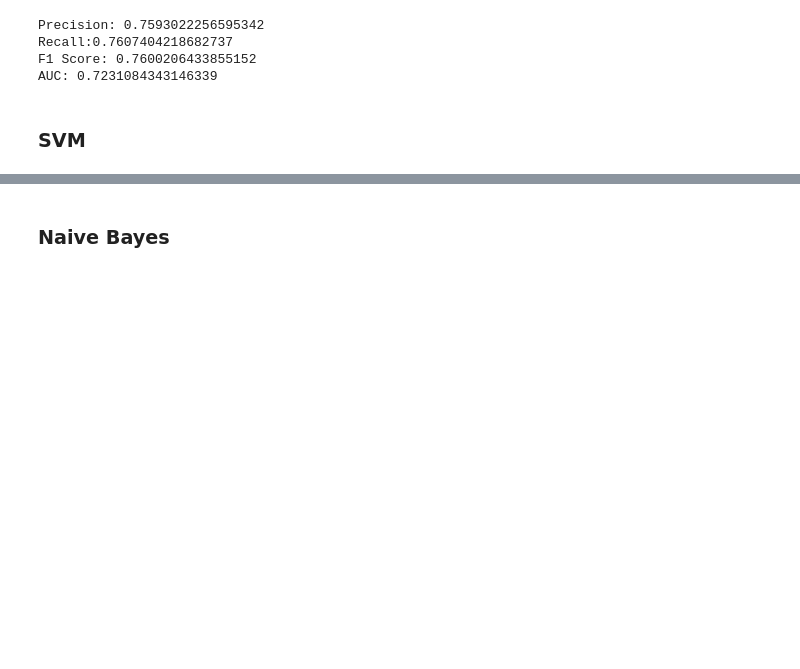
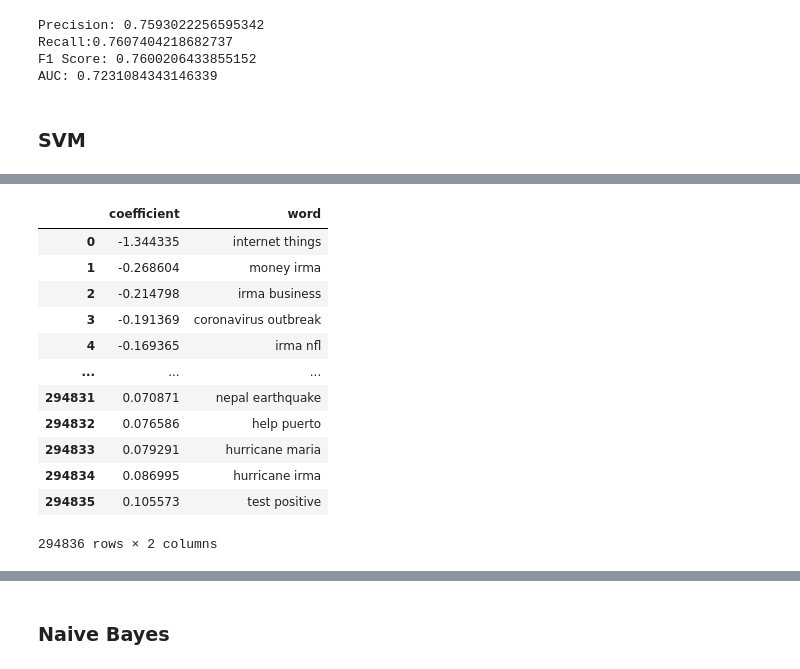
Before and after one commit to byrek3d/Masters-Semester-Project, a Jupyter notebook: main.ipynb, the cells around one changed output, grey strips where cells are left out. Drawn from its saved outputs; the diff is of its cells as text; code cells hidden in the pictures; blank space fills up the shorter version.

```diff
--- a/main.ipynb
+++ b/main.ipynb
@@ -269,3 +260,25 @@ Best parameters:  {'clf-svm__alpha': 1e-06, 'clf-svm__loss': 'log', 'clf-svm__ma
+# %%
+feature_names = gs_clf_svm.best_estimator_[0].get_feature_names()
+coefs = gs_clf_svm.best_estimator_[-1].coef_[0]
+
+coefs_with_fns = sorted(zip(coefs, feature_names))
+df=pd.DataFrame(coefs_with_fns)
+df.columns='coefficient','word'
+df.sort_values(by='coefficient')
+# %% [output]
+|  | coefficient | word |
+| 0 | -1.344335 | internet things |
+| 1 | -0.268604 | money irma |
+| 2 | -0.214798 | irma business |
+| 3 | -0.191369 | coronavirus outbreak |
+| 4 | -0.169365 | irma nfl |
+| ... | ... | ... |
+| 294831 | 0.070871 | nepal earthquake |
+| 294832 | 0.076586 | help puerto |
+| 294833 | 0.079291 | hurricane maria |
+| 294834 | 0.086995 | hurricane irma |
+| 294835 | 0.105573 | test positive |
+294836 rows × 2 columns
 # %%
 gs_clf_svm.score(sentences_test, y_test)
 # %% [output]
```
Also changed, not shown: parts of 23 cells of this notebook.
